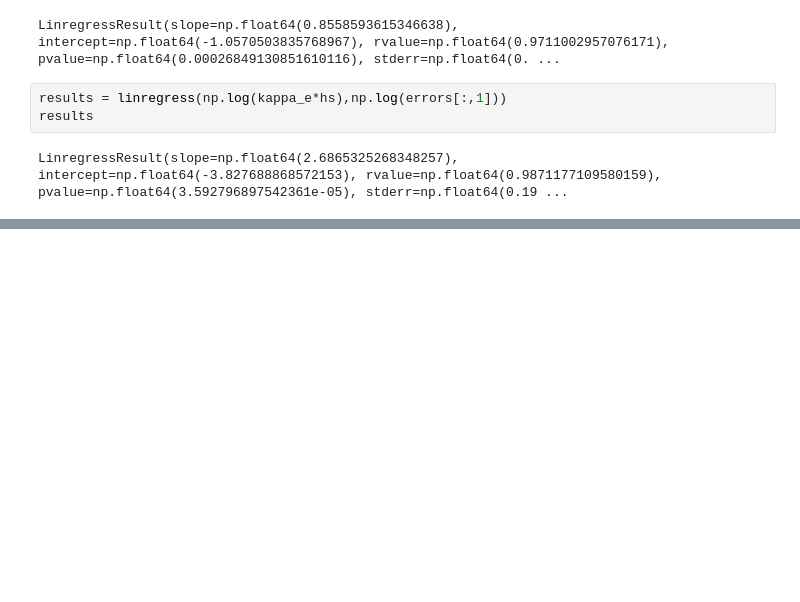
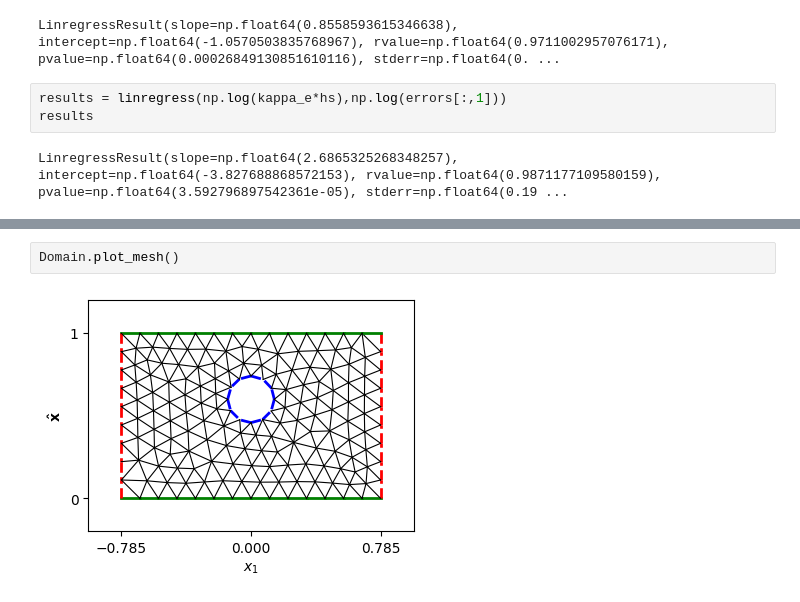
Before and after one commit to MPenaR/UWVFTrefftz, a Jupyter notebook: src/trend_line.ipynb, the cells around one changed output, grey strips where cells are left out. Drawn from its saved outputs; the diff is of its cells as text; blank space fills up the shorter version.

```diff
--- a/src/trend_line.ipynb
+++ b/src/trend_line.ipynb
@@ -233,0 +256,4 @@ Domain.plot_field(X,Y, np.real(u_Trefft))
+# %%
+Domain.plot_mesh()
+# %% [output]
+[figure, added]
```
Also changed, not shown: parts of 7 cells of this notebook, 7 other files.
